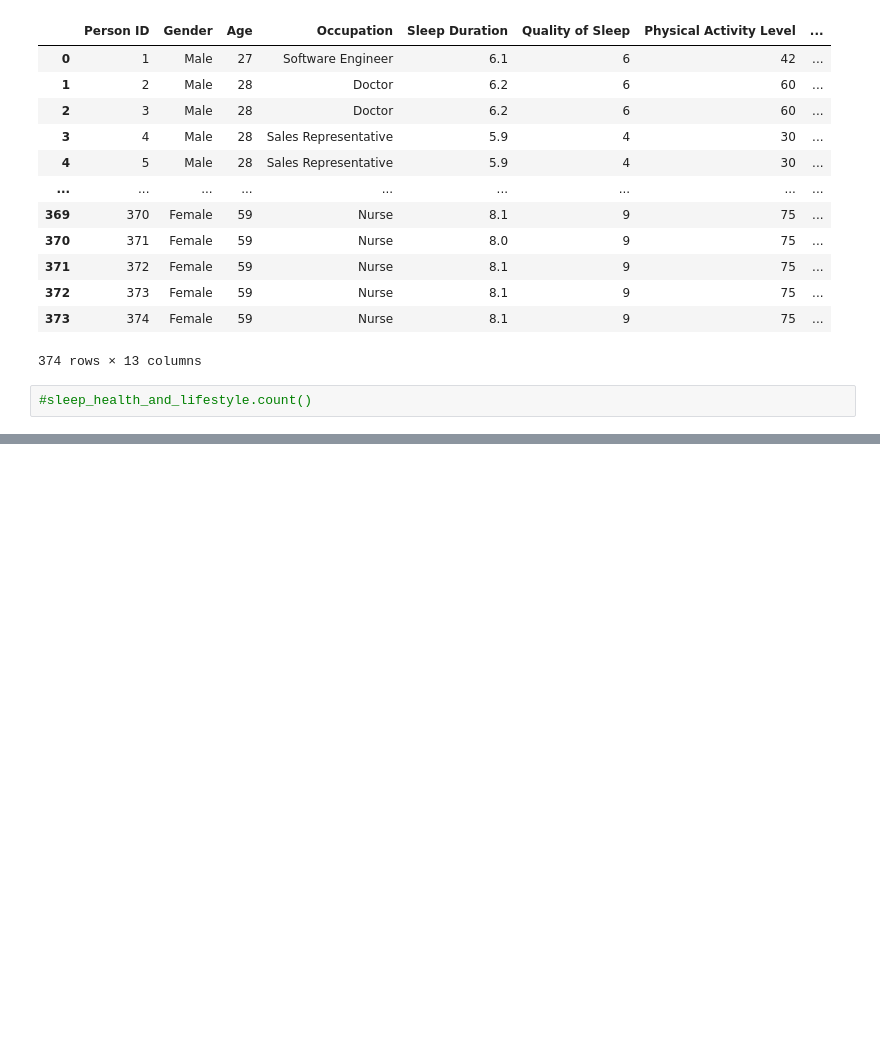
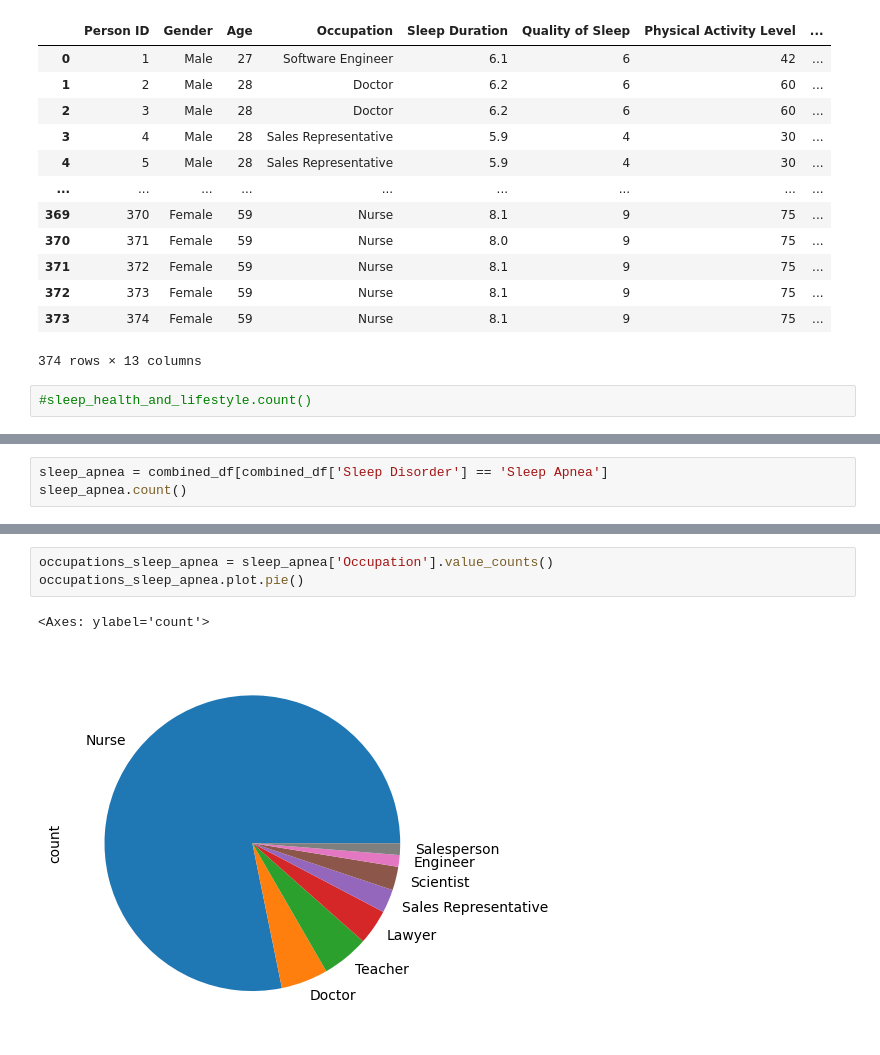
Before and after one commit to bthomasw/project1, a Jupyter notebook: Sleep_Analysis2.ipynb, the cells around one changed output, grey strips where cells are left out. Saved outputs shown, nothing was run; the diff lists cells and outputs as text; blank space fills up the shorter version.

```diff
--- a/Sleep_Analysis2.ipynb
+++ b/Sleep_Analysis2.ipynb
@@ -57,0 +151,3 @@ dtype: int64
+# %%
+sleep_apnea = combined_df[combined_df['Sleep Disorder'] == 'Sleep Apnea']
+sleep_apnea.count()
@@ -57,0 +187,6 @@ dtype: int64
+# %%
+occupations_sleep_apnea = sleep_apnea['Occupation'].value_counts()
+occupations_sleep_apnea.plot.pie()
+# %% [output]
+<Axes: ylabel='count'>
+[figure, added]
```
Also changed, not shown: parts of 28 cells of this notebook, 4 other files.
